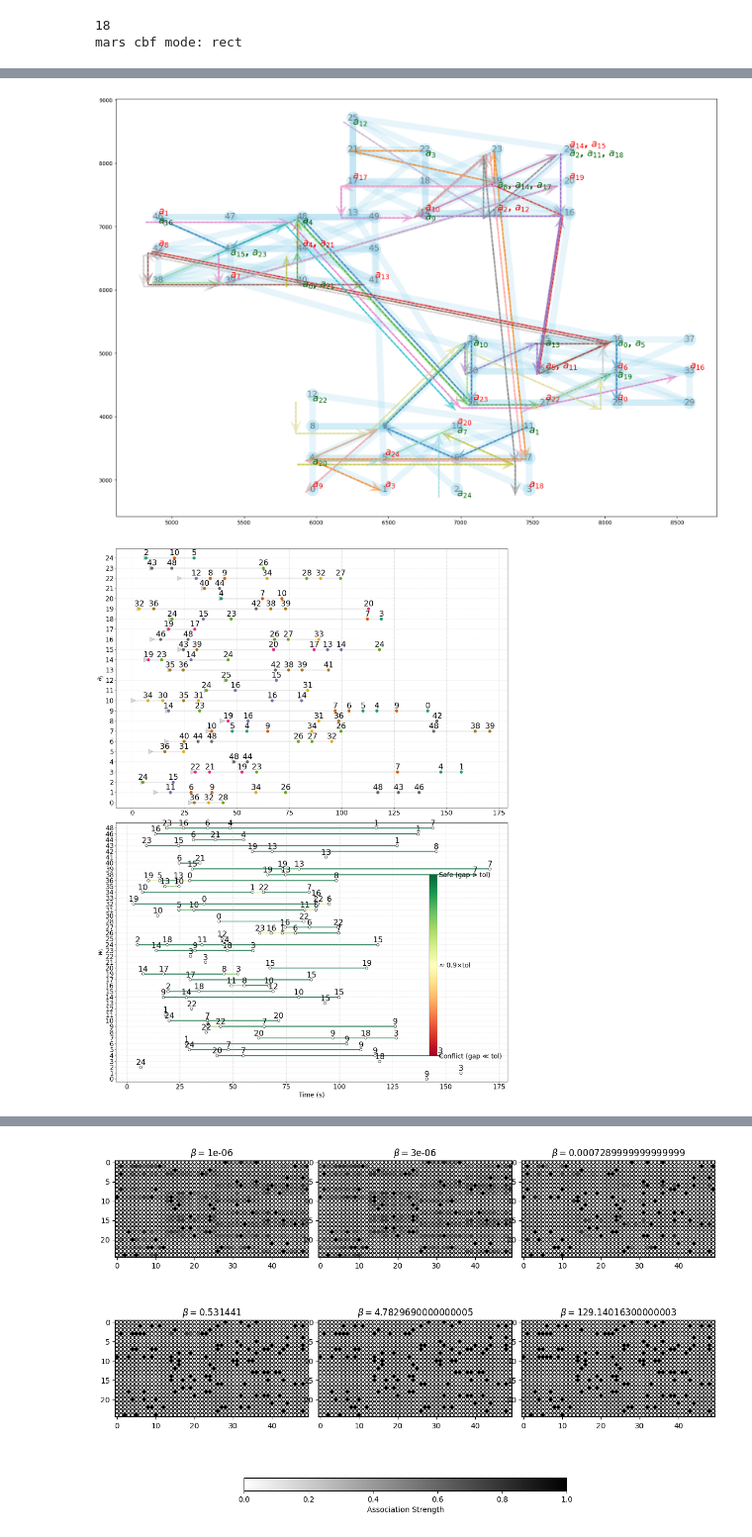
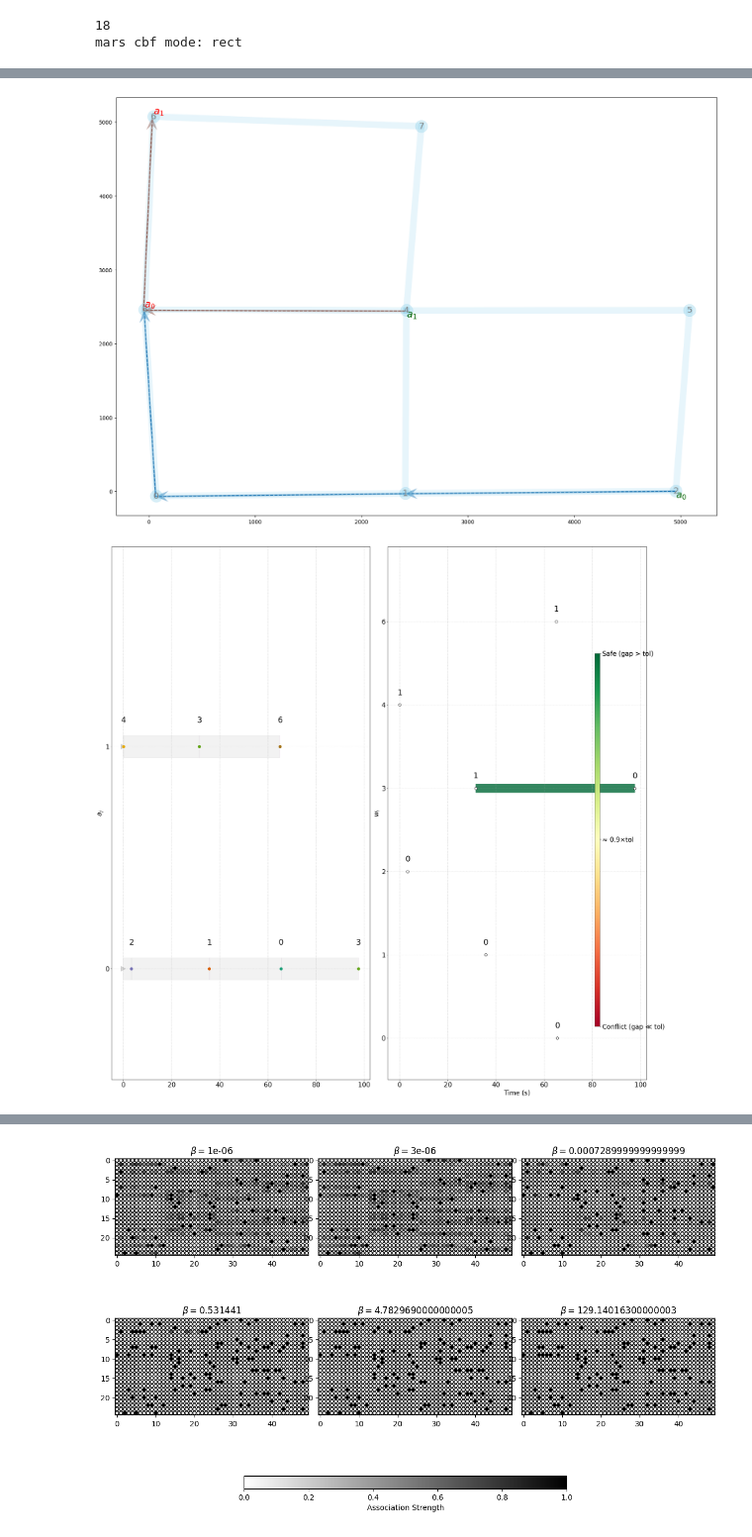
Before and after one commit to dt-1729/ULI_NASA, a Jupyter notebook: UTM_scheduling_and_routing/main.ipynb, the cells around one changed output, grey strips where cells are left out. Shown at 99% size. Drawn from its saved outputs; the diff is of its cells as text; code cells hidden in the pictures.

```diff
--- a/UTM_scheduling_and_routing/main.ipynb
+++ b/UTM_scheduling_and_routing/main.ipynb
@@ -17,8 +17,8 @@ importlib.reload(createEnv)
 importlib.reload(supporting_functions)
 
 # generate waypoints and the adjacency matrix
-n_waypoints = 50
-n_agents = 25
+n_waypoints = 8
+n_agents = 2
 tolArray = np.random.uniform(5.0, 5.0, n_waypoints)
 
 # Grid network parameters
@@ -27,7 +27,7 @@ grid_params = {
     'n_points':n_waypoints,
     'grid_size':5000,
     'noise_factor':100,
-    'extra_connections':100
+    'extra_connections':0
 }
 
 # Ring network parameters
@@ -86,8 +86,8 @@ mars = createEnv.MARS(
     n_waypoints,
     n_agents,
     tolArray,
-    multigraph_params,
-    seed=13,
+    grid_params,
+    seed=15,
     offset_energy=1,
     stagewiseCostCoeffs=np.array([1.0, 100.0, 1.0]),
     selfHop=0,
@@ -229,7 +229,7 @@ createEnv.plot_waypoint_agent_schedules(
     mars.process_T,
     mars.tolArray,
     agent_colors,
-    figuresize=(18,24),
+    figuresize=(24,24),
     bar_thickness=0.05,
     marker_size=8
 )
@@ -254,2 +243,2 @@ createEnv.plot_waypoint_agent_schedules(
-[figure, old version]
+[figure, new version]
-[figure, old version]
+[figure, new version]
```
Also changed, not shown: parts of 4 cells of this notebook, 5 other files.
